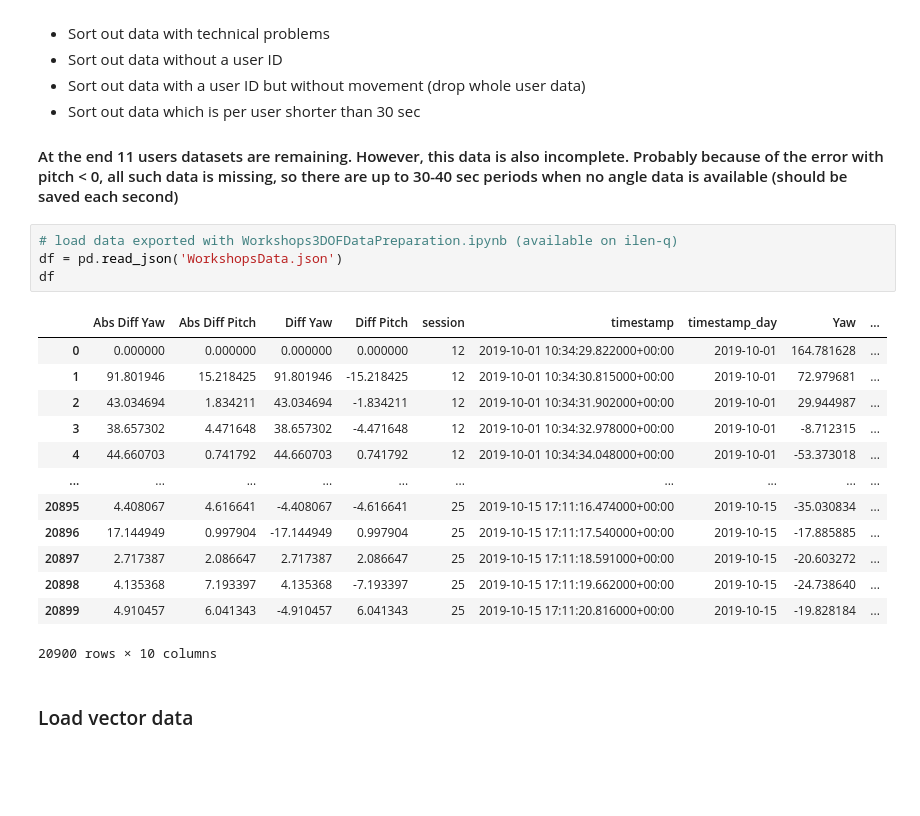
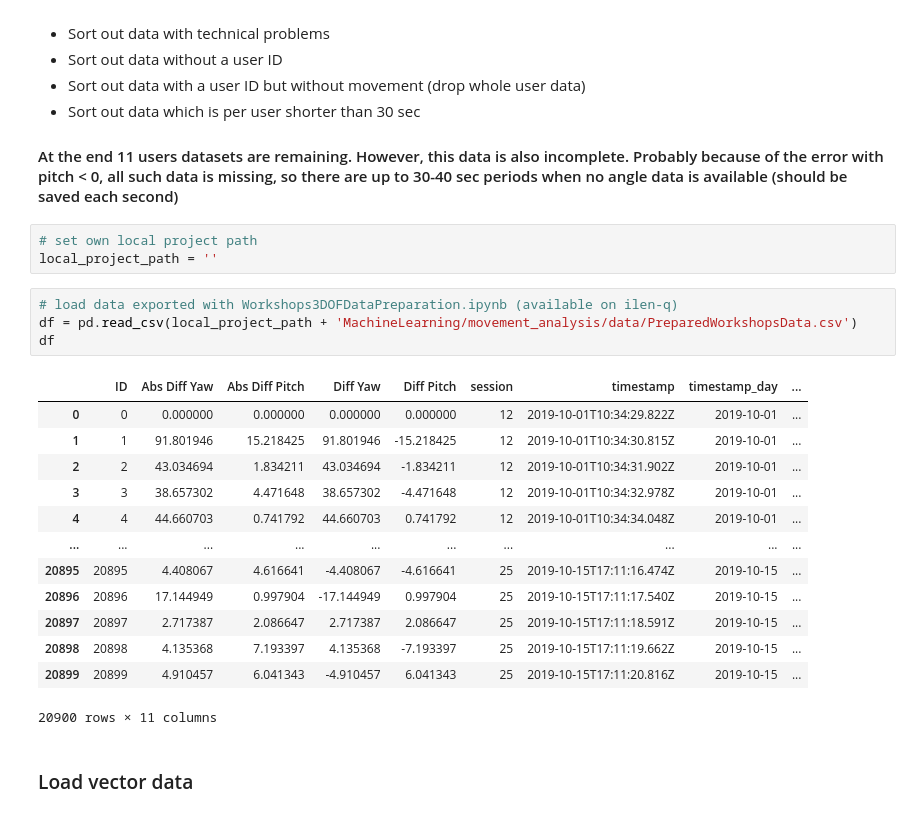
Before and after one commit to boku-ilen/darknet, a Jupyter notebook: _3DOFAnalysis/Workshops3DOFDataAnalysis.ipynb, the cells around one changed output. Cells and saved outputs as stored; diff of their text form; blank space fills up the shorter version.

Commit message:
updated paths to easy find needed files on ilen-q

```diff
--- a/_3DOFAnalysis/Workshops3DOFDataAnalysis.ipynb
+++ b/_3DOFAnalysis/Workshops3DOFDataAnalysis.ipynb
@@ -16,24 +16,27 @@ import plotly.express as px
 * Sort out data which is per user shorter than 30 sec
 
 #### At the end 11 users datasets are remaining. However, this data is also incomplete. Probably because of the error with pitch < 0, all such data is missing, so there are up to 30-40 sec periods when no angle data is available (should be saved each second)
+# %%
+# set own local project path
+local_project_path = ''
 # %%
 # load data exported with Workshops3DOFDataPreparation.ipynb (available on ilen-q)
-df = pd.read_json('WorkshopsData.json')
+df = pd.read_csv(local_project_path + 'MachineLearning/movement_analysis/data/PreparedWorkshopsData.csv')
 df
 # %% [output]
-|  | Abs Diff Yaw | Abs Diff Pitch | Diff Yaw | Diff Pitch | session | timestamp | timestamp_day | Yaw | ... |
-| 0 | 0.000000 | 0.000000 | 0.000000 | 0.000000 | 12 | 2019-10-01 10:34:29.822000+00:00 | 2019-10-01 | 164.781628 | ... |
-| 1 | 91.801946 | 15.218425 | 91.801946 | -15.218425 | 12 | 2019-10-01 10:34:30.815000+00:00 | 2019-10-01 | 72.979681 | ... |
-| 2 | 43.034694 | 1.834211 | 43.034694 | -1.834211 | 12 | 2019-10-01 10:34:31.902000+00:00 | 2019-10-01 | 29.944987 | ... |
-| 3 | 38.657302 | 4.471648 | 38.657302 | -4.471648 | 12 | 2019-10-01 10:34:32.978000+00:00 | 2019-10-01 | -8.712315 | ... |
-| 4 | 44.660703 | 0.741792 | 44.660703 | 0.741792 | 12 | 2019-10-01 10:34:34.048000+00:00 | 2019-10-01 | -53.373018 | ... |
+|  | ID | Abs Diff Yaw | Abs Diff Pitch | Diff Yaw | Diff Pitch | session | timestamp | timestamp_day | ... |
+| 0 | 0 | 0.000000 | 0.000000 | 0.000000 | 0.000000 | 12 | 2019-10-01T10:34:29.822Z | 2019-10-01 | ... |
+| 1 | 1 | 91.801946 | 15.218425 | 91.801946 | -15.218425 | 12 | 2019-10-01T10:34:30.815Z | 2019-10-01 | ... |
+| 2 | 2 | 43.034694 | 1.834211 | 43.034694 | -1.834211 | 12 | 2019-10-01T10:34:31.902Z | 2019-10-01 | ... |
+| 3 | 3 | 38.657302 | 4.471648 | 38.657302 | -4.471648 | 12 | 2019-10-01T10:34:32.978Z | 2019-10-01 | ... |
+| 4 | 4 | 44.660703 | 0.741792 | 44.660703 | 0.741792 | 12 | 2019-10-01T10:34:34.048Z | 2019-10-01 | ... |
 | ... | ... | ... | ... | ... | ... | ... | ... | ... | ... |
-| 20895 | 4.408067 | 4.616641 | -4.408067 | -4.616641 | 25 | 2019-10-15 17:11:16.474000+00:00 | 2019-10-15 | -35.030834 | ... |
-| 20896 | 17.144949 | 0.997904 | -17.144949 | 0.997904 | 25 | 2019-10-15 17:11:17.540000+00:00 | 2019-10-15 | -17.885885 | ... |
-| 20897 | 2.717387 | 2.086647 | 2.717387 | 2.086647 | 25 | 2019-10-15 17:11:18.591000+00:00 | 2019-10-15 | -20.603272 | ... |
-| 20898 | 4.135368 | 7.193397 | 4.135368 | -7.193397 | 25 | 2019-10-15 17:11:19.662000+00:00 | 2019-10-15 | -24.738640 | ... |
-| 20899 | 4.910457 | 6.041343 | -4.910457 | 6.041343 | 25 | 2019-10-15 17:11:20.816000+00:00 | 2019-10-15 | -19.828184 | ... |
+| 20895 | 20895 | 4.408067 | 4.616641 | -4.408067 | -4.616641 | 25 | 2019-10-15T17:11:16.474Z | 2019-10-15 | ... |
+| 20896 | 20896 | 17.144949 | 0.997904 | -17.144949 | 0.997904 | 25 | 2019-10-15T17:11:17.540Z | 2019-10-15 | ... |
+| 20897 | 20897 | 2.717387 | 2.086647 | 2.717387 | 2.086647 | 25 | 2019-10-15T17:11:18.591Z | 2019-10-15 | ... |
+| 20898 | 20898 | 4.135368 | 7.193397 | 4.135368 | -7.193397 | 25 | 2019-10-15T17:11:19.662Z | 2019-10-15 | ... |
+| 20899 | 20899 | 4.910457 | 6.041343 | -4.910457 | 6.041343 | 25 | 2019-10-15T17:11:20.816Z | 2019-10-15 | ... |
-20900 rows × 10 columns
+20900 rows × 11 columns
 # %% [markdown]
 ### Load vector data
 # %%
```
Also changed, not shown: parts of 7 cells of this notebook, 3 other files.
